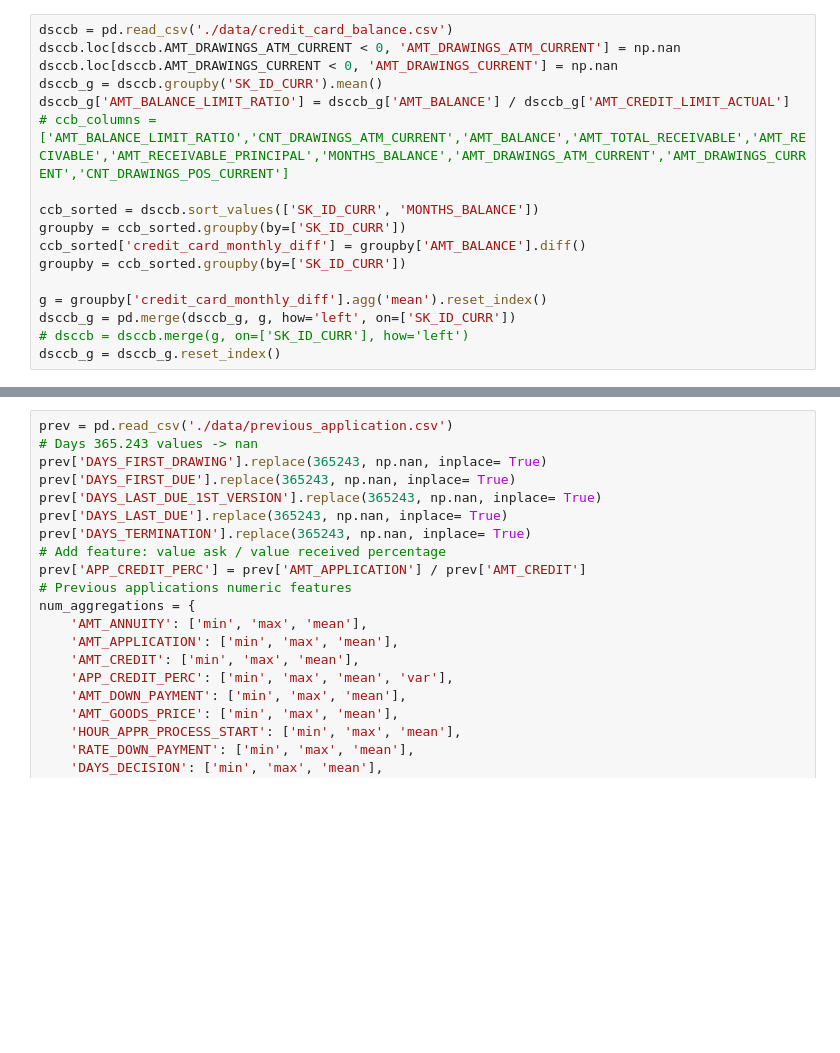
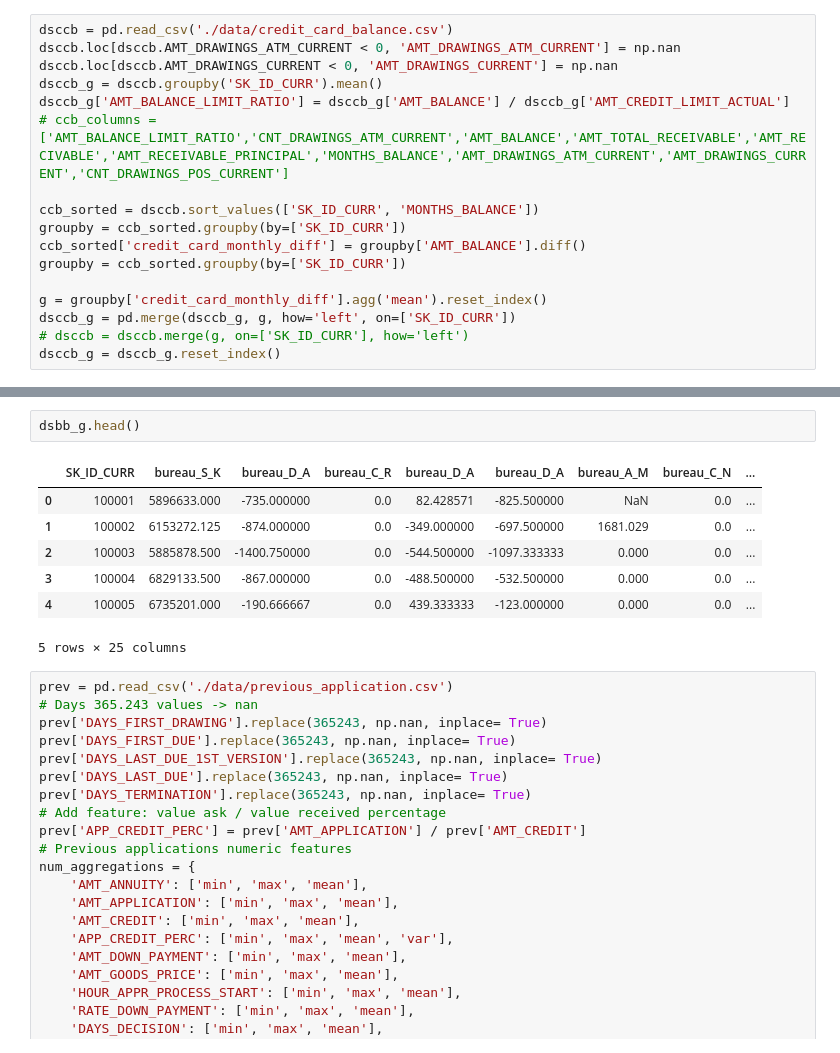
Before and after one commit to weize07/kaggle, a Jupyter notebook: home_credit_default_risk/LightGBM.ipynb, the cells around one changed output, grey strips where cells are left out. Cells and saved outputs as stored; diff of their text form; blank space fills up the shorter version.

```diff
--- a/home_credit_default_risk/LightGBM.ipynb
+++ b/home_credit_default_risk/LightGBM.ipynb
@@ -174,3 +227,13 @@ dsbb_g = dsbb_g.reset_index()
+# %%
+dsbb_g.head()
+# %% [output]
+|  | SK_ID_CURR | bureau_S_K | bureau_D_A | bureau_C_R | bureau_D_A | bureau_D_A | bureau_A_M | bureau_C_N | ... |
+| 0 | 100001 | 5896633.000 | -735.000000 | 0.0 | 82.428571 | -825.500000 | NaN | 0.0 | ... |
+| 1 | 100002 | 6153272.125 | -874.000000 | 0.0 | -349.000000 | -697.500000 | 1681.029 | 0.0 | ... |
+| 2 | 100003 | 5885878.500 | -1400.750000 | 0.0 | -544.500000 | -1097.333333 | 0.000 | 0.0 | ... |
+| 3 | 100004 | 6829133.500 | -867.000000 | 0.0 | -488.500000 | -532.500000 | 0.000 | 0.0 | ... |
+| 4 | 100005 | 6735201.000 | -190.666667 | 0.0 | 439.333333 | -123.000000 | 0.000 | 0.0 | ... |
+5 rows × 25 columns
 # %%
 prev = pd.read_csv('./data/previous_application.csv')
 # Days 365.243 values -> nan
```
Also changed, not shown: parts of 4 cells of this notebook.
